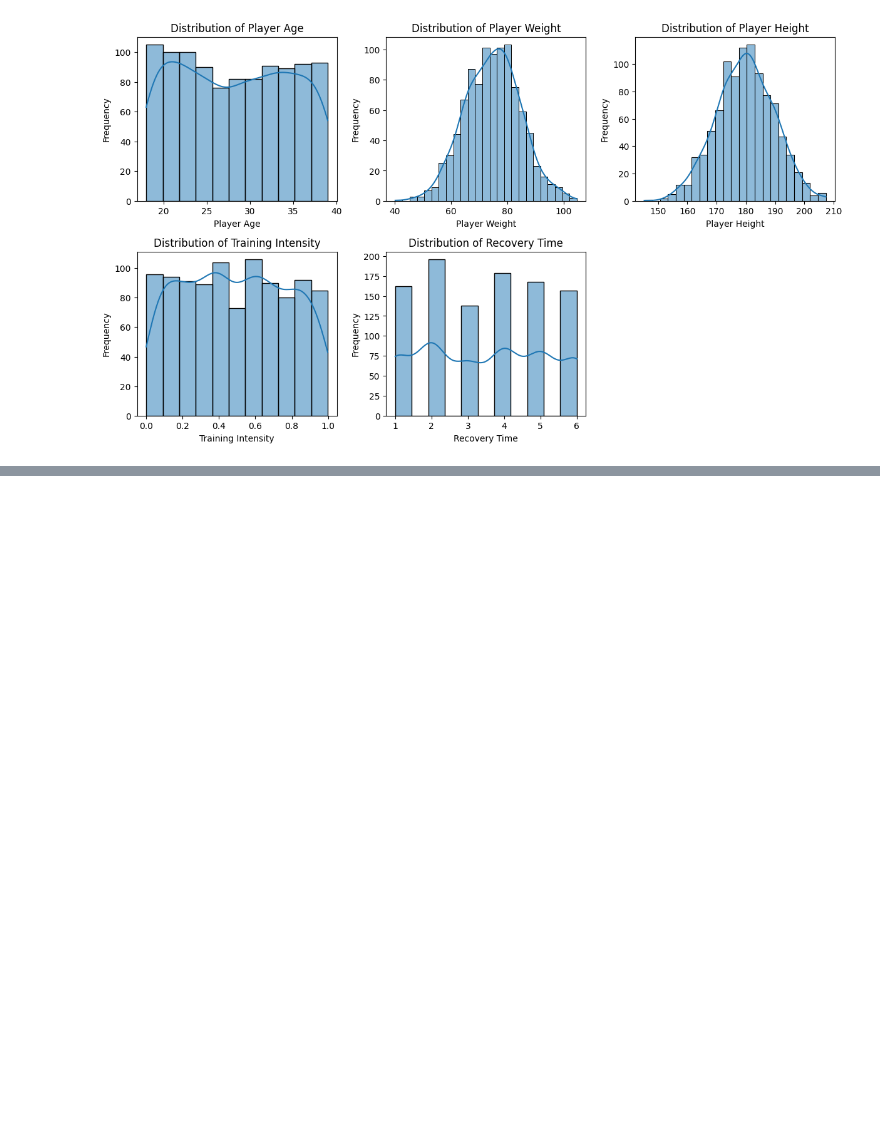
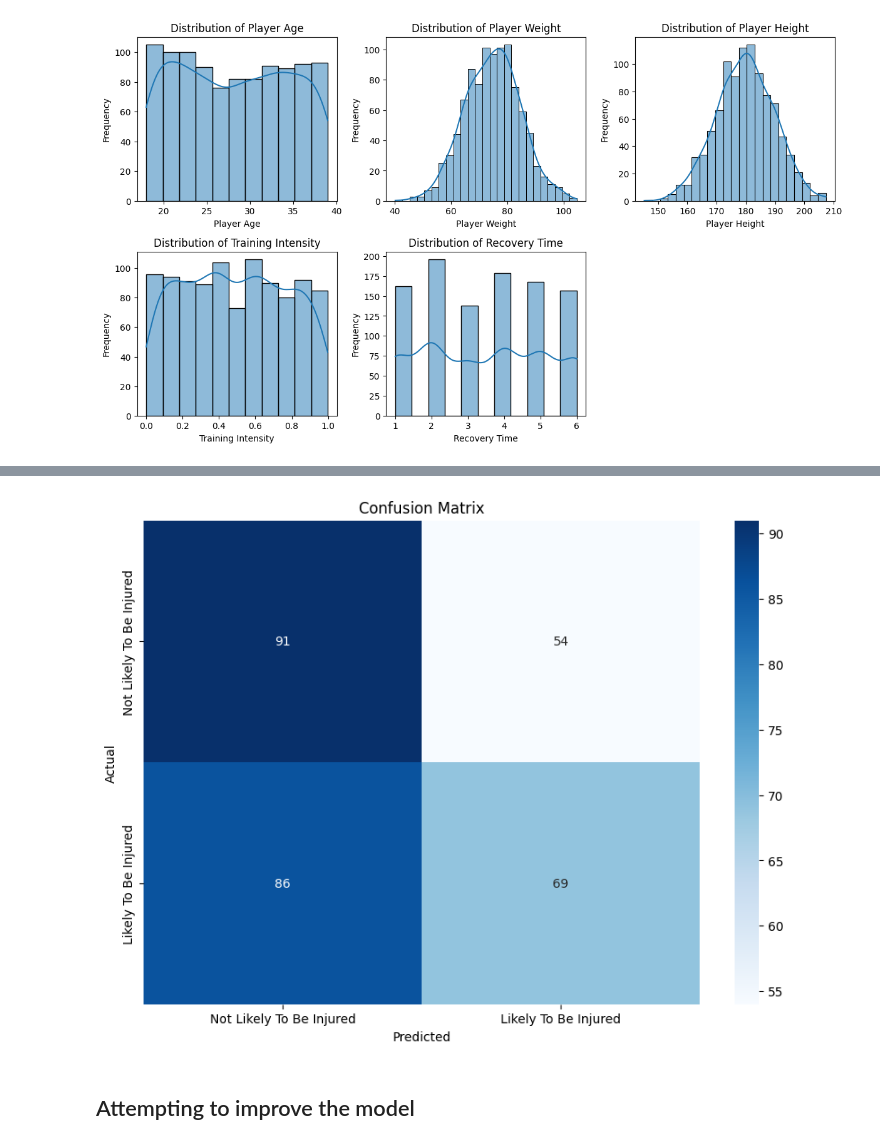
Before and after one commit to KillordTheOG/DataMining_InjuryPrevention, a Jupyter notebook: injury_prevention_project.ipynb, the cells around one changed output, grey strips where cells are left out. Saved outputs shown, nothing was run; the diff lists cells and outputs as text; code cells hidden in the pictures; blank space fills up the shorter version.

Commit message:
Added regression to the project

```diff
--- a/injury_prevention_project.ipynb
+++ b/injury_prevention_project.ipynb
@@ -138,0 +111,28 @@ plt.show()
+# %%
+from sklearn.model_selection import train_test_split
+from sklearn.linear_model import LogisticRegression
+from sklearn.metrics import classification_report, confusion_matrix
+
+# Separate features (X) and target variable (y)
+X = injury_dataset.drop('Likelihood_of_Injury', axis=1)
+y = injury_dataset['Likelihood_of_Injury']
+
+# Split data into training and test sets
+X_train, X_test, y_train, y_test = train_test_split(X, y, test_size=0.3, random_state=42)
+
+# Initialize and train a logistic regression model
+model = LogisticRegression()
+model.fit(X_train, y_train)
+
+# Predict on the test set
+y_pred = model.predict(X_test)
+
+# Evaluate the model
+print("Classification Report:")
+print(classification_report(y_test, y_pred, target_names=['Not Likely To Be Injured', 'Likely To Be Injured']))
+
+cm = confusion_matrix(y_test, y_pred)
+TP, FN, FP, TN = cm.ravel()
+
+print("Confusion Matrix:")
+print(f"TP: {TP}, FN: {FN}, FP: {FP}, TN: {TN}")
@@ -138,0 +152,17 @@ plt.show()
+# %%
+import seaborn as sns
+import matplotlib.pyplot as plt
+
+# Define custom target names
+target_names = ['Not Likely To Be Injured', 'Likely To Be Injured']
+
+plt.figure(figsize=(10, 7))
+sns.heatmap(cm, annot=True, fmt='d', cmap='Blues', xticklabels=target_names, yticklabels=target_names)
+plt.xlabel('Predicted')
+plt.ylabel('Actual')
+plt.title('Confusion Matrix')
+plt.show()
+# %% [output]
+[figure, added]
+# %% [markdown]
+## Attempting to improve the model
```
Also changed, not shown: parts of 7 cells of this notebook, 1 other file.
